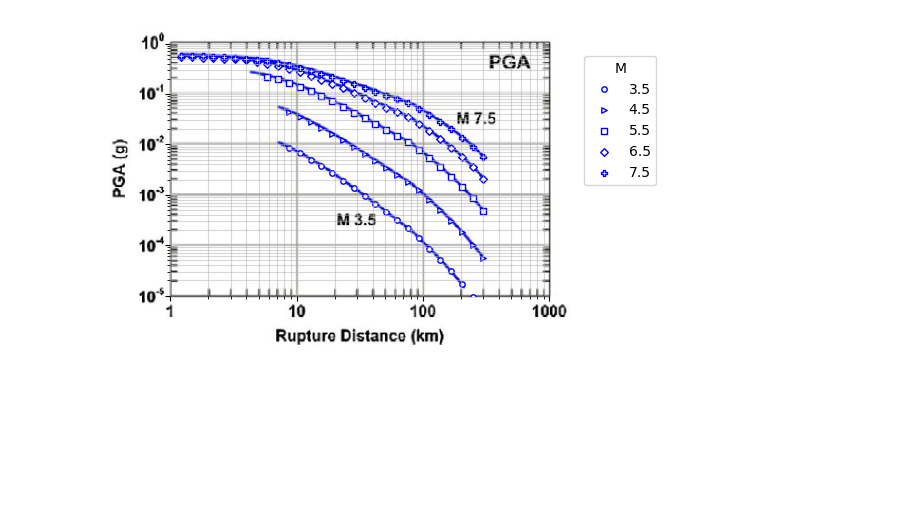
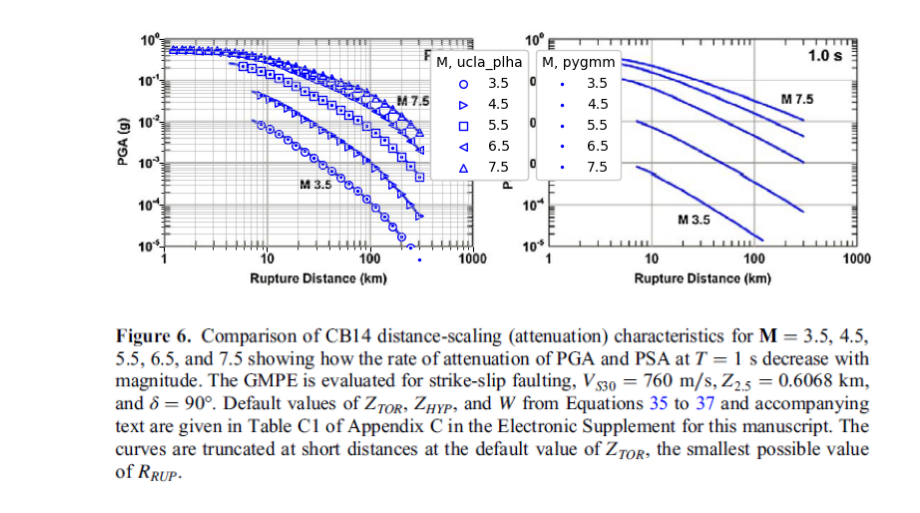
Before and after one commit to meerakota/ucla_plha, a Jupyter notebook: validation/gmm.ipynb, the cells around one changed output. Drawn from its saved outputs; the diff is of its cells as text; code cells hidden in the pictures; blank space fills up the shorter version.

```diff
--- a/validation/gmm.ipynb
+++ b/validation/gmm.ipynb
@@ -163,6 +204,7 @@ dip = np.full(len(m), 90.0)
 rx = np.full(len(m), 0.0)
 rx1 = np.full(len(m), 0.0)
 fault_type = np.full(len(m), 3)
+pga_pygmm = np.empty(len(m))
 for i in range(len(m_vec)):
     for j in range(len(rrup_vec)):
         m[I] = m_vec[i]
@@ -172,38 +214,64 @@ for i in range(len(m_vec)):
         W = np.sqrt(10 ** ((m[I] - 4.07) / 0.98))
         zhyp[I] = ztor[I] - 0.5 * W * np.sin(dip[I] * np.pi / 180.0)
         zbor[I] = ztor[I] + W
+        s = pygmm.model.Scenario(
+            mag = m[I],
+            dist_jb = rjb[I],
+            dist_rup = rrup[I],
+            dist_x = rx[I],
+            dip = dip[I],
+            v_s30 = vs30,
+            mechanism = 'SS',
+        )
+        pygmm_output = pygmm.CampbellBozorgnia2014(s)
+        pga_pygmm[I] = pygmm_output.spec_accels[0]
         I += 1
 
 
 mu_ln, sigma_ln = cb14.get_im(vs30, rjb, rrup, rx, rx1, m, fault_type, ztor, zbor, dip)
 pga = np.exp(mu_ln)
 
-fig, ax_img = plt.subplots(figsize=(6, 6))
+fig, ax_img = plt.subplots(figsize=(10, 10))
 
-image = mpimg.imread("cb14_validation.png")
+image = mpimg.imread("cb14_fig6.png")
 ax_img.imshow(image)
 ax_img.axis("off")
-markers = ['o', '>', 's', 'D', 'P']
-ax_data = fig.add_axes((0.232,0.317,0.632,0.42), frameon=False)
+markers = ['o', '>', 's', '<', '^']
+ax_data = fig.add_axes((0.183,0.505,0.31,0.208), frameon=False)
+ucla_plha_scatter = []
+pygmm_scatter = []
 for i, m_val in enumerate(m_vec):
-    ax_data.scatter(
+    temp = ax_data.scatter(
         rrup[(m == m_val) & (rrup > rrup_lim[i])],
         pga[(m == m_val) & (rrup > rrup_lim[i])],
         label=str(m_val),
         facecolor = 'white',
         edgecolor = 'blue',
         marker = markers[i],
-        s = 15
+        s = 30
     )
+    ucla_plha_scatter.append(temp)
+    temp = ax_data.scatter(
+        rrup[(m == m_val) & (rrup > rrup_lim[i])],
+        pga_pygmm[(m == m_val) & (rrup > rrup_lim[i])],
+        color= 'blue',
+        label = str(m_val),
+        s=2,
+        clip_on = False,
+    )
+    pygmm_scatter.append(temp)
 ax_data.set_yscale("log")
 ax_data.set_xscale("log")
 ax_data.set_ylim(0.00001, 1)
 ax_data.set_xlim(1, 1000)
-ax_data.legend(title="M", loc='upper right', bbox_to_anchor=(1.3,0.98,0,0))
+legend1 = ax_data.legend(title="M, ucla_plha", handles=ucla_plha_scatter, loc='upper right', bbox_to_anchor=(1.2,0.98,0,0), framealpha=1.0)
+ax_data.add_artist(legend1)
+legend2 = ax_data.legend(title="M, pygmm", handles=pygmm_scatter, loc='upper right', bbox_to_anchor=(1.5,0.98,0,0), framealpha=1.0)
+ax_data.add_artist(legend1)
 ax_data.grid(True, alpha=0.5, which="both")
 # ax_data.set_xlabel("Rupture Distance (km)")
 # ax_data.set_ylabel("PGA (g)")
 ax_data.tick_params(axis='x', labelbottom=False)
 ax_data.tick_params(axis='y', labelleft=False)
 # %% [output]
-[figure, old version]
+[figure, new version]
```
Also changed, not shown: parts of 7 cells of this notebook, 10 other files.
